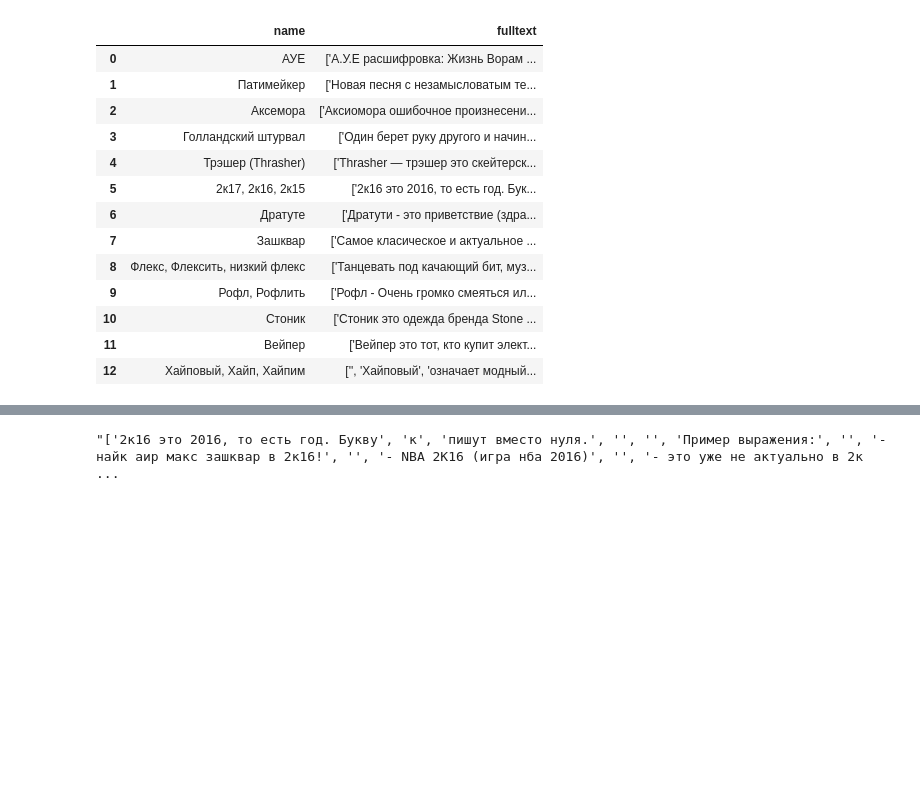
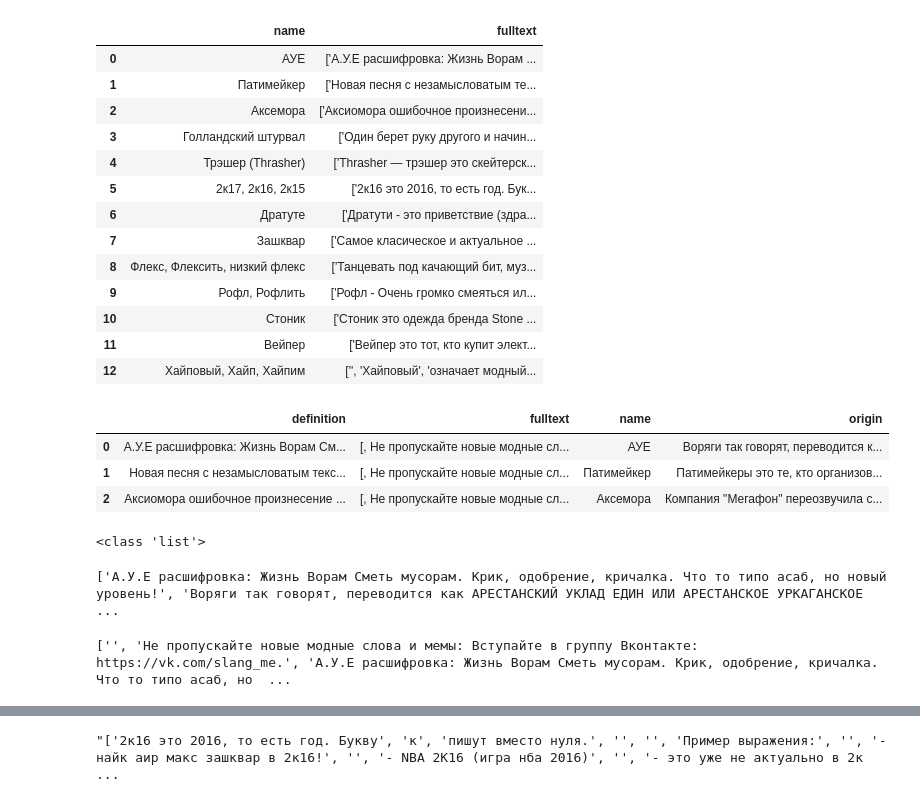
Before and after one commit to lotfull/RuSlangApp, a Jupyter notebook: SlangApp/Parse-vsekidki.ipynb, the cells around one changed output, grey strips where cells are left out. Saved outputs shown, nothing was run; the diff lists cells and outputs as text; code cells hidden in the pictures; blank space fills up the shorter version.

```diff
--- a/SlangApp/Parse-vsekidki.ipynb
+++ b/SlangApp/Parse-vsekidki.ipynb
@@ -160,9 +231,9 @@ print("*********\n ГОТОВО\n*********")
 # %% [markdown]
 ## сделать all_words - массив всех слов
 # %%
-all_words = []
+all_words1 = []
 for i in range(1, length):
     read_dictionary = np.load(vsekidki_words_page + str(i) + '.npy').tolist()
-    all_words += read_dictionary
-print("Слов:", len(all_words))
+    all_words1 += read_dictionary
+print("Слов:", len(all_words1))
 # %% [output]
@@ -214,3 +333,11 @@ fullwords_pkl_df.head(13)
 | 10 | Стоник | ['Стоник это одежда бренда Stone ... |
 | 11 | Вейпер | ['Вейпер это тот, кто купит элект... |
 | 12 | Хайповый, Хайп, Хайпим | ['', 'Хайповый', 'означает модный... |
+# %%
+all_words_df = pd.DataFrame(all_words)
+all_words_df.head(3)
+# %% [output]
+|  | definition | fulltext | name | origin |
+| 0 | А.У.Е расшифровка: Жизнь Ворам См... | [, Не пропускайте новые модные сл... | АУЕ | Воряги так говорят, переводится к... |
+| 1 | Новая песня с незамысловатым текс... | [, Не пропускайте новые модные сл... | Патимейкер | Патимейкеры это те, кто организов... |
+| 2 | Аксиомора ошибочное произнесение ... | [, Не пропускайте новые модные сл... | Аксемора | Компания "Мегафон" переозвучила с... |
@@ -216,0 +346,4 @@ fullwords_pkl_df.head(13)
+# %%
+print(type(all_words[0]['fulltext']))
+# %% [output]
+<class 'list'>
@@ -216,0 +353,8 @@ fullwords_pkl_df.head(13)
+# %%
+print(all_words[0]['fulltext'])
+# %% [output]
+['А.У.Е расшифровка: Жизнь Ворам Сметь мусорам. Крик, одобрение, кричалка. Что то типо асаб, но новый уровень!', 'Воряги так говорят, переводится как АРЕСТАНСКИЙ УКЛАД ЕДИН ИЛИ АРЕСТАНСКОЕ УРКАГАНСКОЕ ...
+# %%
+all_words_df['fulltext'][0]
+# %% [output]
+['', 'Не пропускайте новые модные слова и мемы: Вступайте в группу Вконтакте: https://vk.com/slang_me.', 'А.У.Е расшифровка: Жизнь Ворам Сметь мусорам. Крик, одобрение, кричалка. Что то типо асаб, но  ...
```
Also changed, not shown: parts of 15 cells of this notebook, 2 other files.
